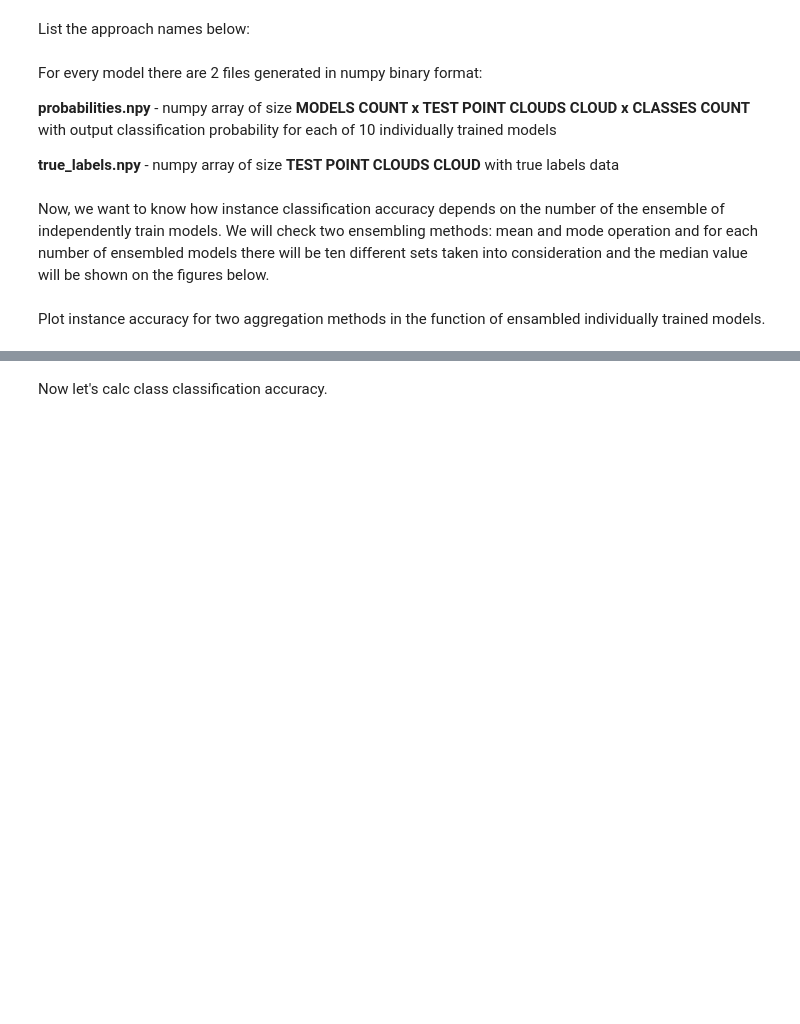
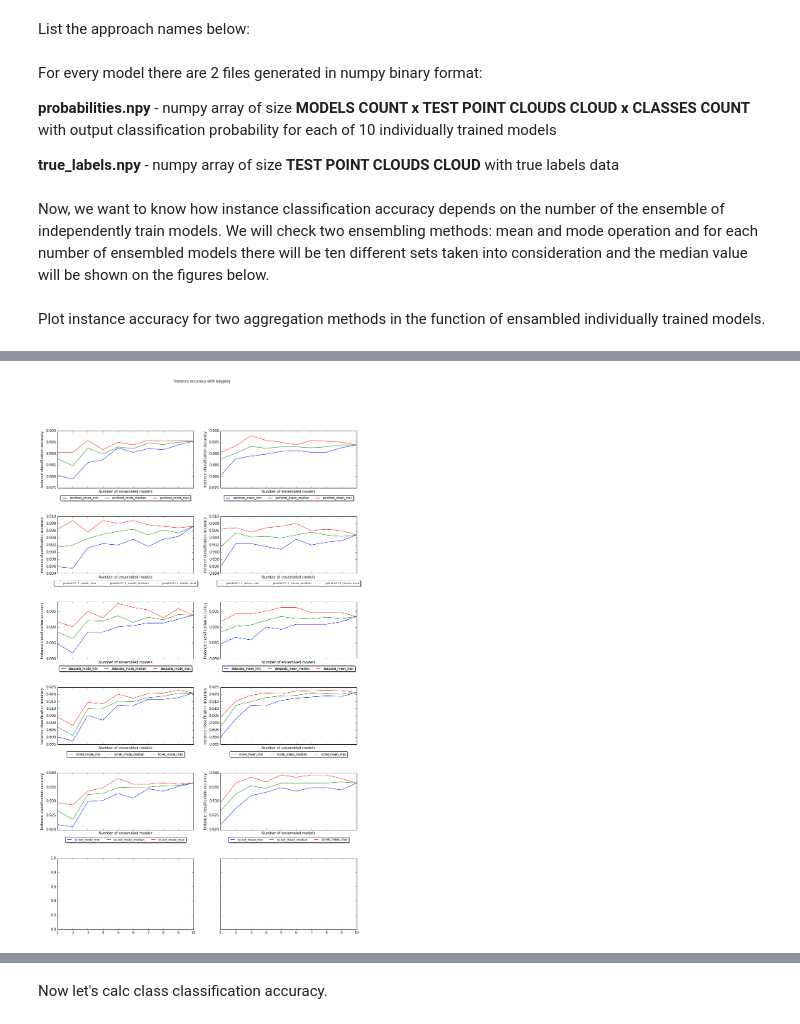
Before and after one commit to dkoguciuk/ensemble_learning_for_point_clouds, a Jupyter notebook: analysis.ipynb, the cells around one changed output, grey strips where cells are left out. Saved outputs shown, nothing was run; the diff lists cells and outputs as text; code cells hidden in the pictures; blank space fills up the shorter version.

```diff
--- a/analysis.ipynb
+++ b/analysis.ipynb
@@ -141,0 +189,21 @@ plot_accuracy(ax, instance_accuracy, 'compare')
+# %%
+cols = 2
+rows = 6
+f, axes = plt.subplots(rows, cols, figsize=(15, 25), sharex='col', sharey='row')
+f.suptitle('instance accuracy with bagging')
+#f.subplots_adjust(hspace=0.1)
+
+for row, model in enumerate(['pointnet', 'pointnet++', 'deepsets', 'kcnet', 'so-net']):
+    instance_accuracy = {}
+    instance_accuracy[model + '_mode_min'] = instance_accuracy_mode[model +'_min']
+    instance_accuracy[model + '_mode_median'] = instance_accuracy_mode[model +'_med']
+    instance_accuracy[model + '_mode_max'] = instance_accuracy_mode[model +'_max']
+    plot_accuracy(axes[row][0], instance_accuracy, None, models_order=[model + '_mode_min', model + '_mode_median', model + '_mode_max'])
+
+    instance_accuracy = {}
+    instance_accuracy[model + '_mean_min'] = instance_accuracy_mean[model +'_min']
+    instance_accuracy[model + '_mean_median'] = instance_accuracy_mean[model +'_med']
+    instance_accuracy[model + '_mean_max'] = instance_accuracy_mean[model +'_max']
+    plot_accuracy(axes[row][1], instance_accuracy, None, models_order=[model + '_mean_min', model + '_mean_median', model + '_mean_max'])
+# %% [output]
+[figure, added]
```
Also changed, not shown: parts of 9 cells of this notebook, 3 other files.
